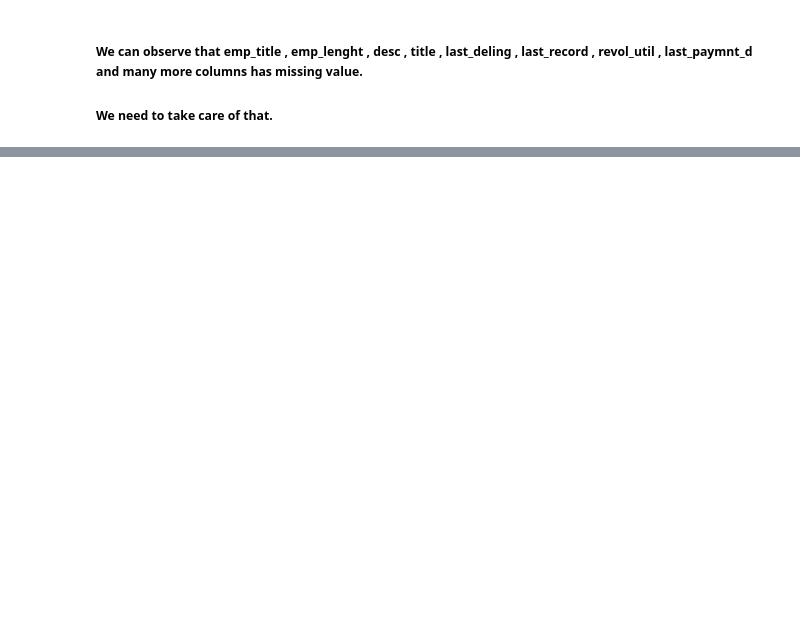
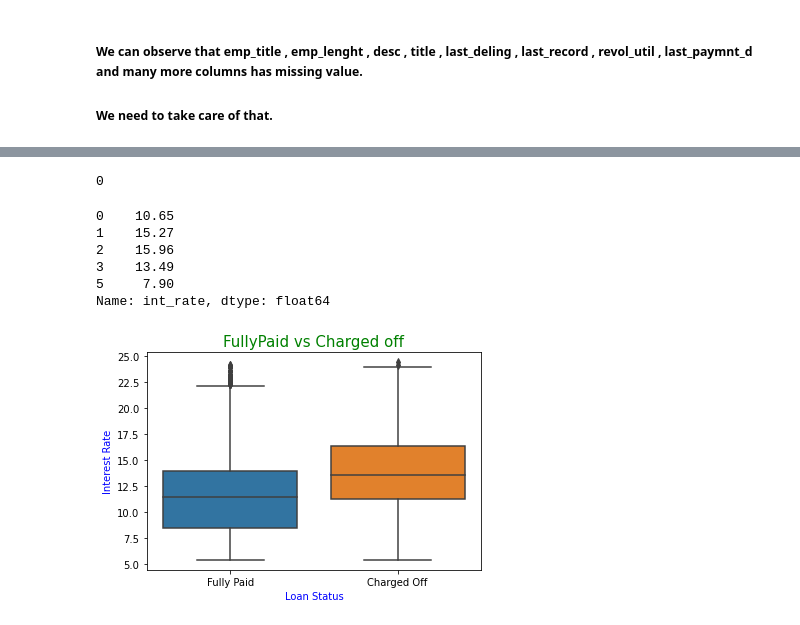
Before and after one commit to HiteshKongadi/Lending_Club_case_study, a Jupyter notebook: Tanveer_Ansari.ipynb, the cells around one changed output, grey strips where cells are left out. Cells and saved outputs as stored; diff of their text form; code cells hidden in the pictures; blank space fills up the shorter version.

```diff
--- a/Tanveer_Ansari.ipynb
+++ b/Tanveer_Ansari.ipynb
@@ -200,0 +242,23 @@ df.head()
+# %%
+### There is no missing value in the int_rate columns
+df['int_rate'].isnull().sum()
+# %% [output]
+0
+# %%
+df['int_rate'].head()
+# %% [output]
+0    10.65
+1    15.27
+2    15.96
+3    13.49
+5     7.90
+Name: int_rate, dtype: float64
+# %%
+## Analysing data using box plot:
+sns.boxplot(x='loan_status', y = 'int_rate' , data = df)
+plt.xlabel("Loan Status", fontsize = 10 , color = 'b')
+plt.ylabel("Interest Rate", fontsize = 10, color = 'b')
+plt.title("FullyPaid vs Charged off", fontsize = 15 , color = 'g')
+plt.show()
+# %% [output]
+[figure, added]
```
Also changed, not shown: parts of 60 cells of this notebook.
